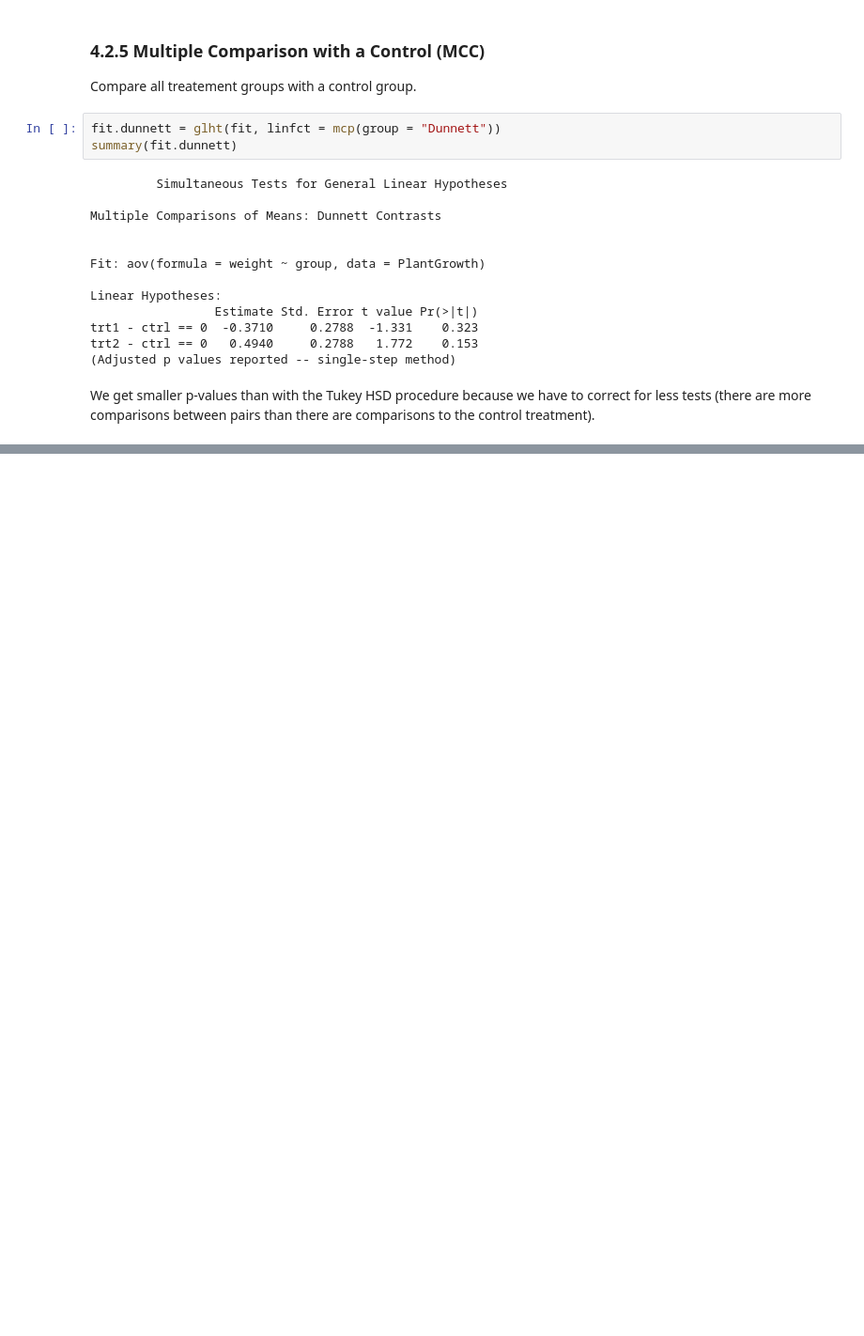
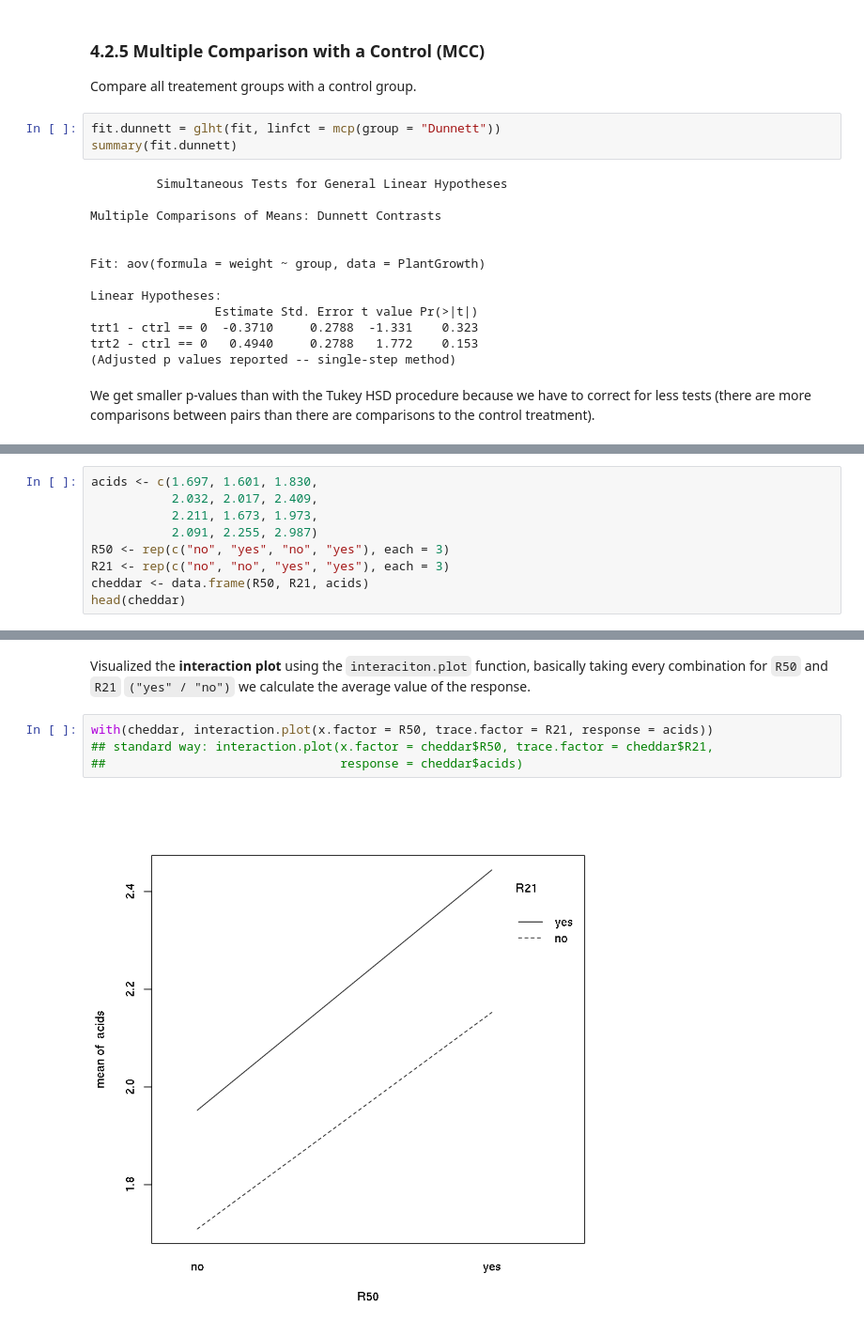
Before and after one commit to naivelogic/exploring_r, a Jupyter notebook: basics/ANOVA in R.ipynb, the cells around one changed output, grey strips where cells are left out. Shown at 94% size. Cells and saved outputs as stored; diff of their text form; blank space fills up the shorter version.

```diff
--- a/basics/ANOVA in R.ipynb
+++ b/basics/ANOVA in R.ipynb
@@ -560,0 +568,9 @@ We get smaller p-values than with the Tukey HSD procedure because we have to cor
+# %%
+acids <- c(1.697, 1.601, 1.830,
+           2.032, 2.017, 2.409,
+           2.211, 1.673, 1.973,
+           2.091, 2.255, 2.987)
+R50 <- rep(c("no", "yes", "no", "yes"), each = 3)
+R21 <- rep(c("no", "no", "yes", "yes"), each = 3)
+cheddar <- data.frame(R50, R21, acids)
+head(cheddar)
@@ -560,0 +594,8 @@ We get smaller p-values than with the Tukey HSD procedure because we have to cor
+# %% [markdown]
+Visualized the __interaction plot__ using the `interaciton.plot` function, basically taking every combination for `R50` and `R21` `("yes" / "no")` we calculate the average value of the response.
+# %%
+with(cheddar, interaction.plot(x.factor = R50, trace.factor = R21, response = acids))
+## standard way: interaction.plot(x.factor = cheddar$R50, trace.factor = cheddar$R21,
+##                                response = cheddar$acids)
+# %% [output]
+[figure, added]
```
Also changed, not shown: parts of 15 cells of this notebook.
